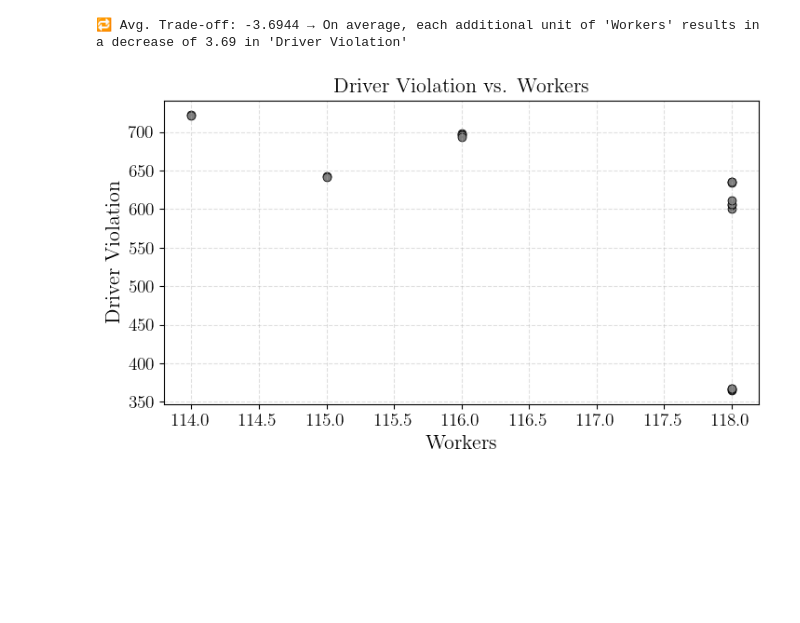
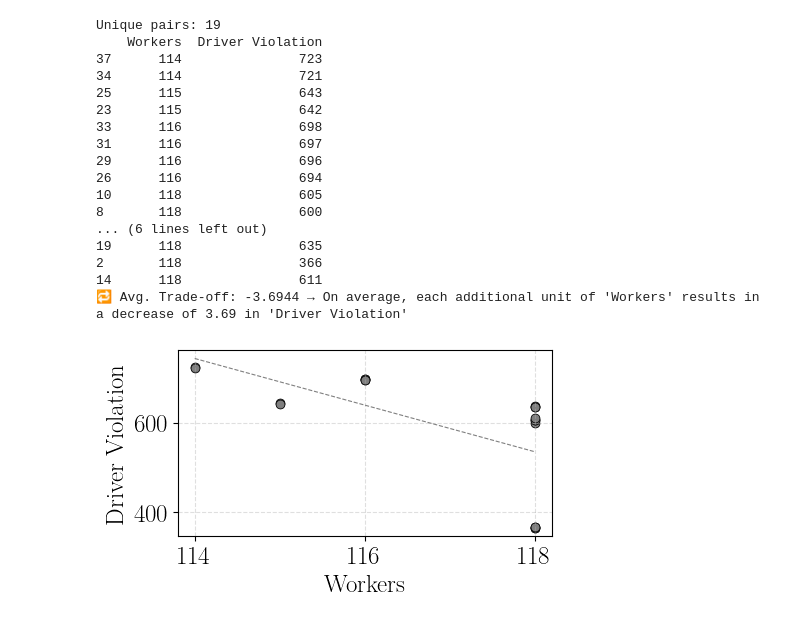
Before and after one commit to nklswlf/OptRail_Railroad_Construction, a Jupyter notebook: Data/Solutions_RealLife/trade_offs_filtered.ipynb, the cells around one changed output. Drawn from its saved outputs; the diff is of its cells as text; code cells hidden in the pictures; blank space fills up the shorter version.

```diff
--- a/Data/Solutions_RealLife/trade_offs_filtered.ipynb
+++ b/Data/Solutions_RealLife/trade_offs_filtered.ipynb
@@ -62,10 +62,10 @@ from matplotlib import rcParams
 rcParams.update({
     "text.usetex": True,
     "font.family": "serif",
-    "font.size": 16,
-    "axes.labelsize": 16,
-    "xtick.labelsize": 14,
-    "ytick.labelsize": 14,
+    "font.size": 18,
+    "axes.labelsize": 18,
+    "xtick.labelsize": 18,
+    "ytick.labelsize": 18,
 })
 
 # === Daten laden ===
@@ -75,45 +75,72 @@ df = pd.read_csv("RealLife_2024_7_1_2/First_400_2/ParetoFront_filtered.csv")
 x_axis = "Workers"  # Beispiel: "Machines", "Workers", etc.
 y_axis = "Driver Violation"  # Beispiel: "Driver Violation", "Commute Distance", etc.
 
+list = ["Workers, Driver Violation, Commute Distance, Transport Machines, Transport Attachments, Machines, Attachments"]
+
 # === Plotdaten vorbereiten ===
 sub_df = df[[x_axis, y_axis]].dropna().sort_values(x_axis)
 x = sub_df[x_axis].values
 y = sub_df[y_axis].values
 
 # === Plot erstellen ===
-plt.figure(figsize=(7.5, 4.5))
+plt.figure(figsize=(5, 3))
 plt.scatter(x, y, alpha=0.85, s=40, color="tab:grey", edgecolors="black", linewidth=0.5)
 
 # Achsenbeschriftungen & Stil
 plt.xlabel(x_axis)
 plt.ylabel(y_axis)
-plt.title(f"{y_axis} vs. {x_axis}", fontsize=16)
+#plt.title(f"{y_axis} vs. {x_axis}", fontsize=16)
 plt.grid(True, linestyle="--", alpha=0.4)
 
 # === Trade-off berechnen (nur eindeutige Wertepunkte, sortiert) ===
 unique_pairs = sub_df.drop_duplicates(subset=[x_axis, y_axis])
 unique_pairs_sorted = unique_pairs.sort_values(by=x_axis)
 x_unique = unique_pairs_sorted[x_axis].values
 y_unique = unique_pairs_sorted[y_axis].values
 
 dx = np.diff(x_unique)
 dy = np.diff(y_unique)
 tradeoff = np.divide(dy, dx, out=np.zeros_like(dy, dtype=float), where=dx != 0)
 avg_tradeoff_signed = np.mean(tradeoff[np.isfinite(tradeoff)])
 direction_text = (
     f"increase of {abs(avg_tradeoff_signed):.2f}"
     if avg_tradeoff_signed > 0
     else f"decrease of {abs(avg_tradeoff_signed):.2f}"
     if avg_tradeoff_signed < 0
     else "no change"
 )
+print(f"Unique pairs: {len(unique_pairs_sorted)}")
+print(unique_pairs_sorted)
 print(
     f"🔁 Avg. Trade-off: {avg_tradeoff_signed:.4f} → On average, each additional unit of '{x_axis}' results in a {direction_text} in '{y_axis}'"
 )
+
+# === Lineare Trendlinie berechnen und einzeichnen ===
+slope, intercept = np.polyfit(x, y, deg=1)
+x_fit = np.linspace(x.min(), x.max(), 100)
+y_fit = slope * x_fit + intercept
+plt.plot(x_fit, y_fit, color="grey", linestyle="--", linewidth=0.8)
+#plt.legend(loc="best")
 # === Plot speichern ===
 plt.tight_layout()
-#plt.savefig("pareto_tradeoff_plot.pdf", bbox_inches="tight")
+plt.savefig(f"trade_off_plot_{x_axis}_{y_axis}.pdf", bbox_inches="tight")
 plt.show()
 # %% [output]
+Unique pairs: 19
+    Workers  Driver Violation
+37      114               723
+34      114               721
+25      115               643
+23      115               642
+33      116               698
+31      116               697
+29      116               696
+26      116               694
+10      118               605
+8       118               600
+... (6 lines left out)
+19      118               635
+2       118               366
+14      118               611
 🔁 Avg. Trade-off: -3.6944 → On average, each additional unit of 'Workers' results in a decrease of 3.69 in 'Driver Violation'
-[figure, old version]
+[figure, new version]
```
Also changed, not shown: parts of 12 cells of this notebook, 3 other files.
